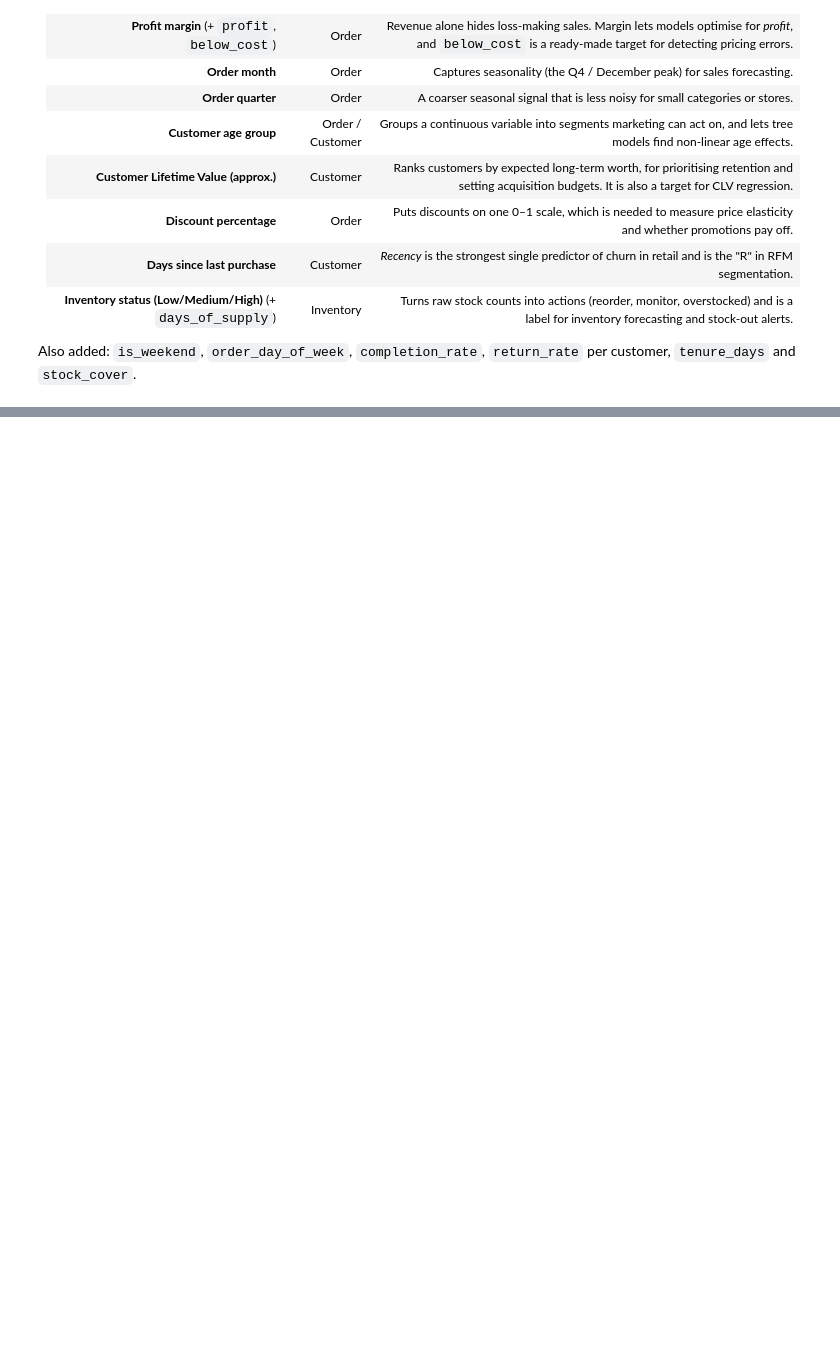
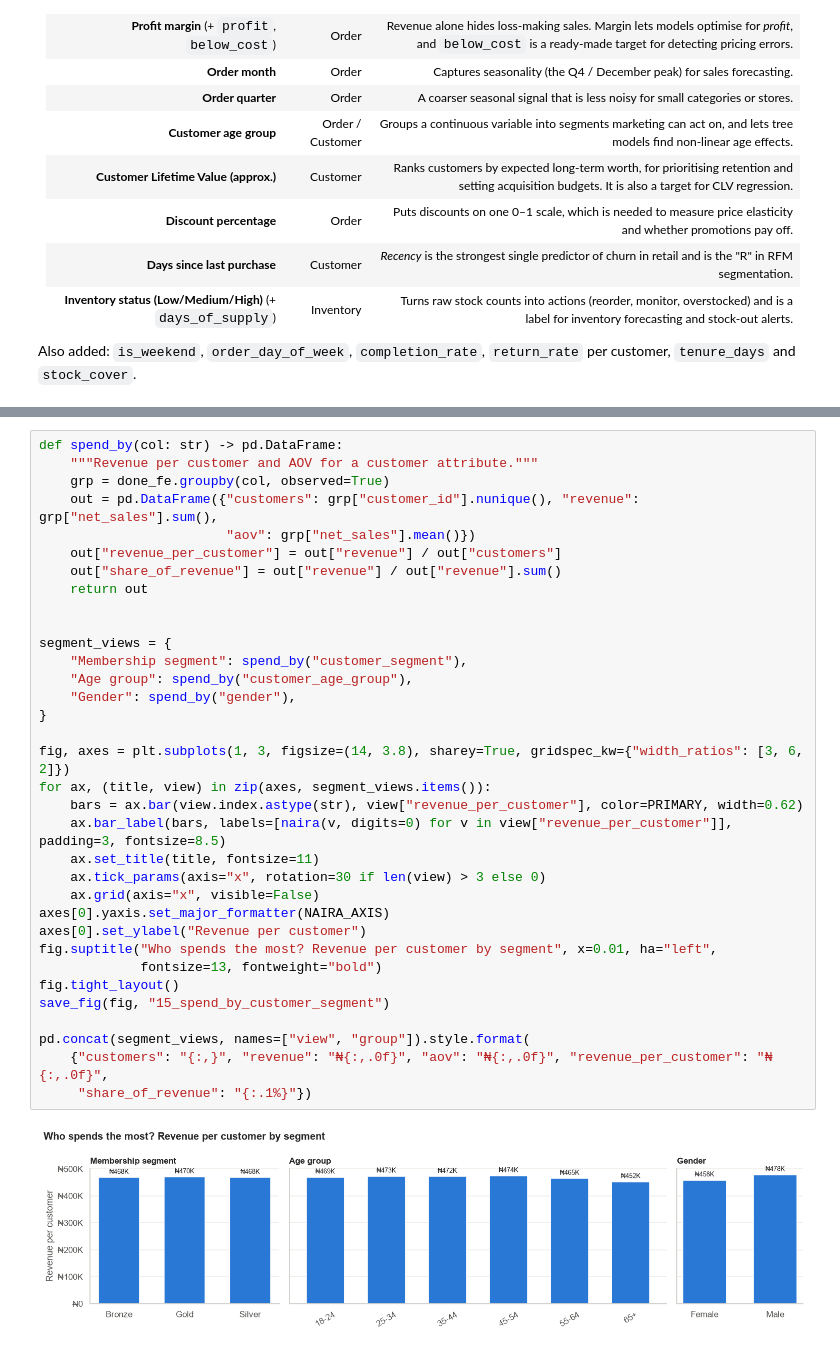
Before and after one commit to Mo-lemi/AnalystLab-Africa-Data-Science, a Jupyter notebook: Week1_DataScience_Project/Week1_EDA.ipynb, the cells around one changed output, grey strips where cells are left out. Saved outputs shown, nothing was run; the diff lists cells and outputs as text; blank space fills up the shorter version.

```diff
--- a/Week1_DataScience_Project/Week1_EDA.ipynb
+++ b/Week1_DataScience_Project/Week1_EDA.ipynb
@@ -1414,0 +1507,36 @@ Also added: `is_weekend`, `order_day_of_week`, `completion_rate`, `return_rate`
+# %%
+def spend_by(col: str) -> pd.DataFrame:
+    """Revenue per customer and AOV for a customer attribute."""
+    grp = done_fe.groupby(col, observed=True)
+    out = pd.DataFrame({"customers": grp["customer_id"].nunique(), "revenue": grp["net_sales"].sum(),
+                        "aov": grp["net_sales"].mean()})
+    out["revenue_per_customer"] = out["revenue"] / out["customers"]
+    out["share_of_revenue"] = out["revenue"] / out["revenue"].sum()
+    return out
+
+
+segment_views = {
+    "Membership segment": spend_by("customer_segment"),
+    "Age group": spend_by("customer_age_group"),
+    "Gender": spend_by("gender"),
+}
+
+fig, axes = plt.subplots(1, 3, figsize=(14, 3.8), sharey=True, gridspec_kw={"width_ratios": [3, 6, 2]})
+for ax, (title, view) in zip(axes, segment_views.items()):
+    bars = ax.bar(view.index.astype(str), view["revenue_per_customer"], color=PRIMARY, width=0.62)
+    ax.bar_label(bars, labels=[naira(v, digits=0) for v in view["revenue_per_customer"]], padding=3, fontsize=8.5)
+    ax.set_title(title, fontsize=11)
+    ax.tick_params(axis="x", rotation=30 if len(view) > 3 else 0)
+    ax.grid(axis="x", visible=False)
+axes[0].yaxis.set_major_formatter(NAIRA_AXIS)
+axes[0].set_ylabel("Revenue per customer")
+fig.suptitle("Who spends the most? Revenue per customer by segment", x=0.01, ha="left",
+             fontsize=13, fontweight="bold")
+fig.tight_layout()
+save_fig(fig, "15_spend_by_customer_segment")
+
+pd.concat(segment_views, names=["view", "group"]).style.format(
+    {"customers": "{:,}", "revenue": "₦{:,.0f}", "aov": "₦{:,.0f}", "revenue_per_customer": "₦{:,.0f}",
+     "share_of_revenue": "{:.1%}"})
+# %% [output]
+[figure, added]
```
Also changed, not shown: parts of 38 cells of this notebook, 6 other files.
